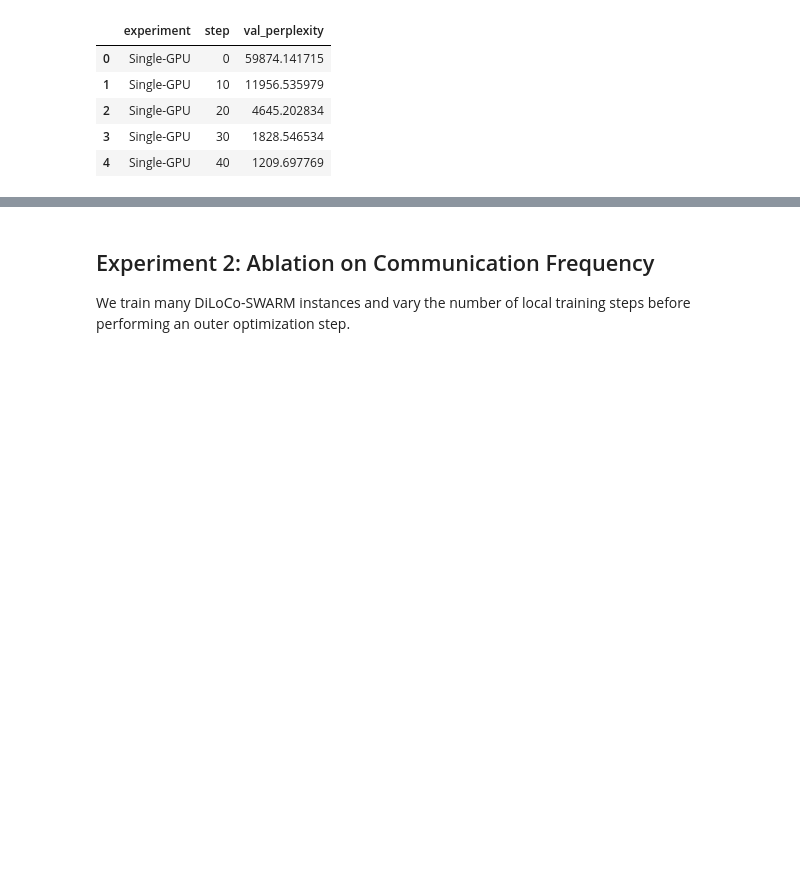
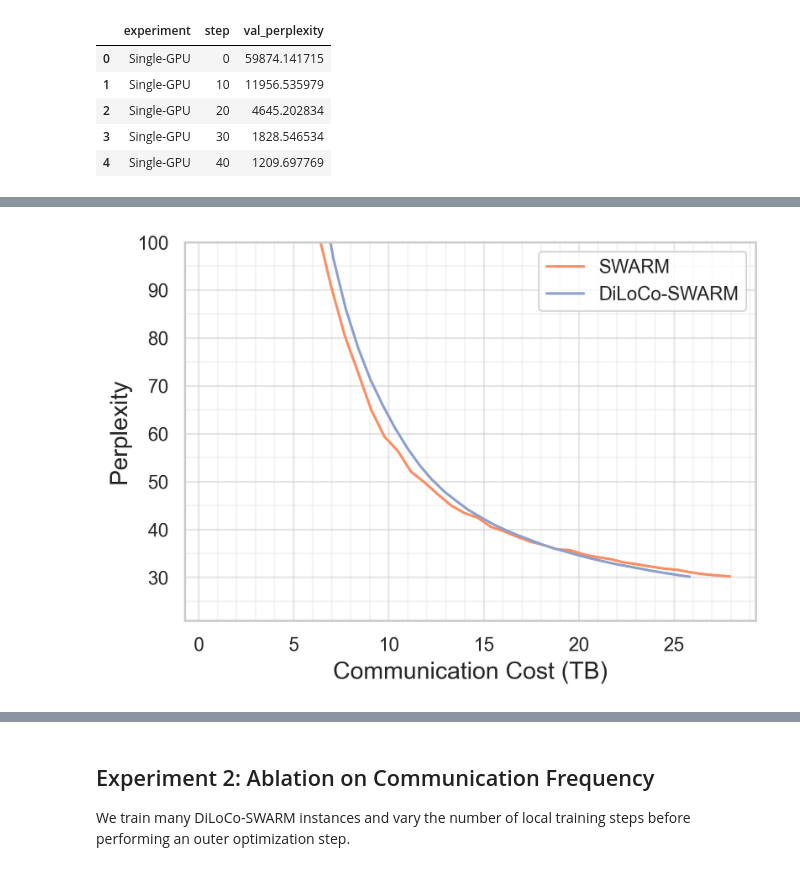
Before and after one commit to mikasenghaas/diloco-swarm, a Jupyter notebook: notebooks/3.0-results.ipynb, the cells around one changed output, grey strips where cells are left out. Drawn from its saved outputs; the diff is of its cells as text; code cells hidden in the pictures; blank space fills up the shorter version.

```diff
--- a/notebooks/3.0-results.ipynb
+++ b/notebooks/3.0-results.ipynb
@@ -112,0 +224,26 @@ fig.savefig("report/figures/experiment1.png", bbox_inches="tight")
+# %%
+# Merge communication cost with experiment history
+exp1_comm = exp1.merge(comm_cost[
+    (comm_cost.method.isin(["SWARM", "DiLoCo-SWARM"])) &
+    (comm_cost.model == "GPT-2 Small")
+    ], left_on=["step", "experiment"], right_on=["step", "method"], how="left")
+exp1_comm["swarm_cost"] = exp1_comm["swarm_cost"].fillna(0) / 1e12 # Convert to TB
+exp1_comm = exp1_comm.dropna() # Drop Single-GPU (no communication)
+
+sns.set_style("whitegrid")
+colors = sns.color_palette("Set2", n_colors=3)[1:]
+fig, ax = plt.subplots(figsize=(6, 4), dpi=300)
+order = exp1_comm.groupby("experiment")["val_perplexity"].last().sort_values(ascending=False).index
+sns.lineplot(data=exp1_comm, x="swarm_cost", y="val_perplexity", hue="experiment", hue_order=order, ax=ax, palette=colors)
+ax.set_xlabel("Communication Cost (TB)", fontsize=14); ax.set_ylabel("Perplexity", fontsize=14)
+ax.set_ylim((21, 100));
+ax.get_xaxis().set_major_locator(plt.MultipleLocator(5))
+ax.get_xaxis().set_minor_locator(plt.MultipleLocator(1))
+ax.get_yaxis().set_major_locator(plt.MultipleLocator(10))
+ax.get_yaxis().set_minor_locator(plt.MultipleLocator(5))
+ax.grid(True, which='both', alpha=0.2); ax.grid(True, which='major', alpha=0.5)
+ax.legend(title="");
+
+fig.savefig("report/figures/experiment1-2.pdf", bbox_inches="tight")
+# %% [output]
+[figure, added]
```
Also changed, not shown: parts of 12 cells of this notebook, 6 other files.
